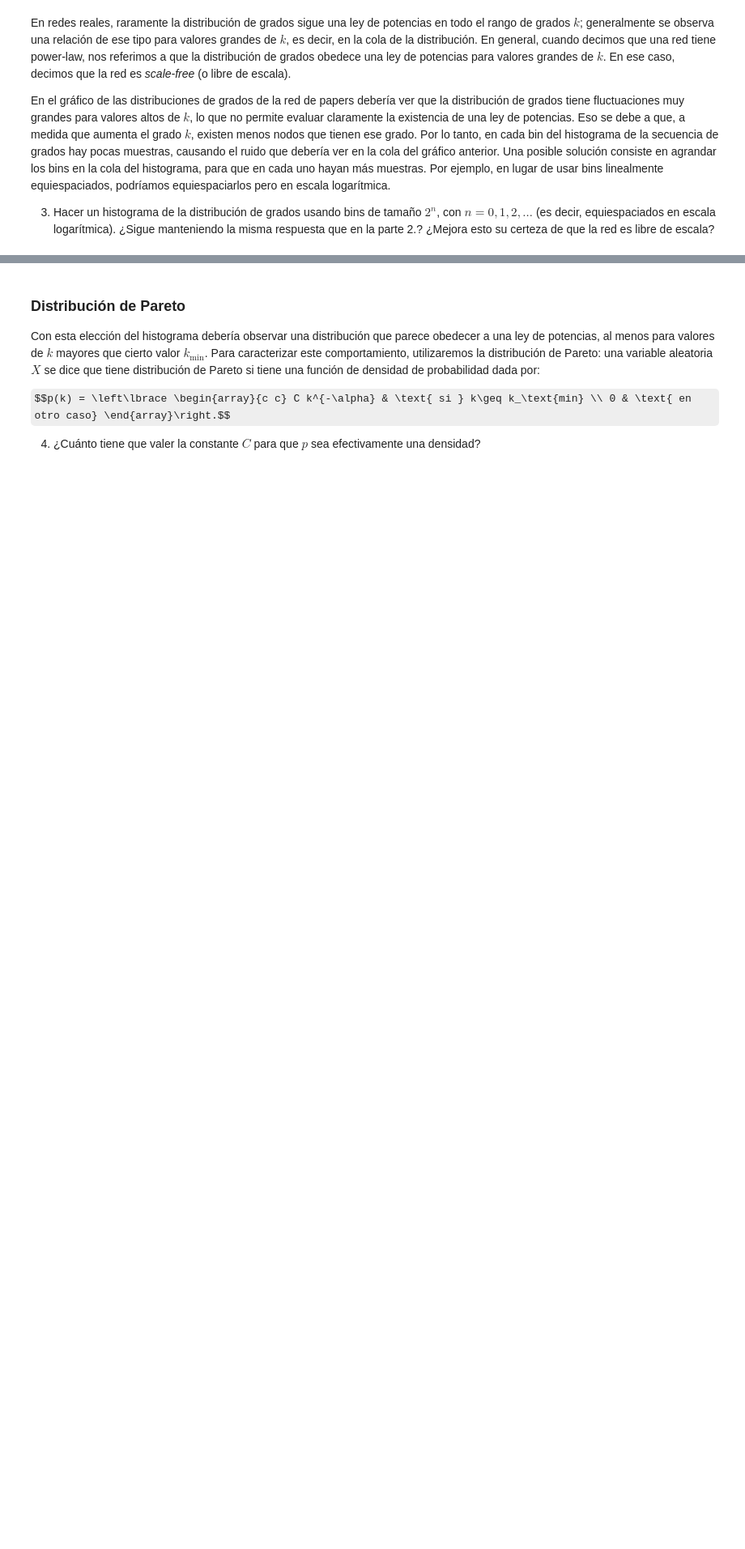
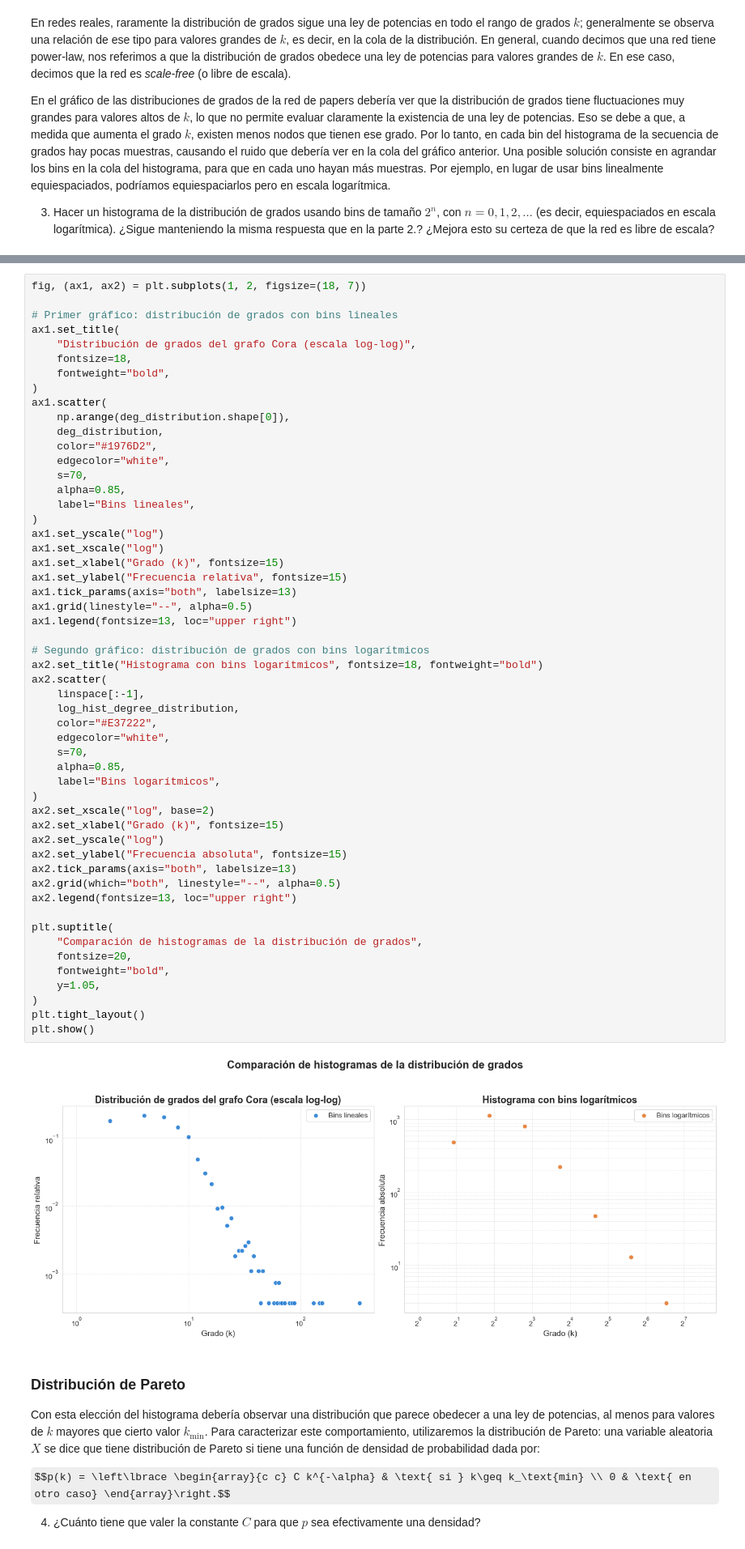
Before and after one commit to j-oflaherty/AA-grafos, a Jupyter notebook: lab2/Lab2_AAG2025.ipynb, the cells around one changed output, grey strips where cells are left out. Shown at 81% size. Saved outputs shown, nothing was run; the diff lists cells and outputs as text; some formulas as TeX source; blank space fills up the shorter version.

```diff
--- a/lab2/Lab2_AAG2025.ipynb
+++ b/lab2/Lab2_AAG2025.ipynb
@@ -231,3 +250,58 @@ plt.show()
+# %%
+fig, (ax1, ax2) = plt.subplots(1, 2, figsize=(18, 7))
+
+# Primer gráfico: distribución de grados con bins lineales
+ax1.set_title(
+    "Distribución de grados del grafo Cora (escala log-log)",
+    fontsize=18,
+    fontweight="bold",
+)
+ax1.scatter(
+    np.arange(deg_distribution.shape[0]),
+    deg_distribution,
+    color="#1976D2",
+    edgecolor="white",
+    s=70,
+    alpha=0.85,
+    label="Bins lineales",
+)
+ax1.set_yscale("log")
+ax1.set_xscale("log")
+ax1.set_xlabel("Grado (k)", fontsize=15)
+ax1.set_ylabel("Frecuencia relativa", fontsize=15)
+ax1.tick_params(axis="both", labelsize=13)
+ax1.grid(linestyle="--", alpha=0.5)
+ax1.legend(fontsize=13, loc="upper right")
+
+# Segundo gráfico: distribución de grados con bins logarítmicos
+ax2.set_title("Histograma con bins logarítmicos", fontsize=18, fontweight="bold")
+ax2.scatter(
+    linspace[:-1],
+    log_hist_degree_distribution,
+    color="#E37222",
+    edgecolor="white",
+    s=70,
+    alpha=0.85,
+    label="Bins logarítmicos",
+)
+ax2.set_xscale("log", base=2)
+ax2.set_xlabel("Grado (k)", fontsize=15)
+ax2.set_yscale("log")
+ax2.set_ylabel("Frecuencia absoluta", fontsize=15)
+ax2.tick_params(axis="both", labelsize=13)
+ax2.grid(which="both", linestyle="--", alpha=0.5)
+ax2.legend(fontsize=13, loc="upper right")
+
+plt.suptitle(
+    "Comparación de histogramas de la distribución de grados",
+    fontsize=20,
+    fontweight="bold",
+    y=1.05,
+)
+plt.tight_layout()
+plt.show()
+# %% [output]
+[figure, added]
 # %% [markdown]
 ### Distribución de Pareto
 Con esta elección del histograma debería observar una distribución que parece obedecer a una ley de potencias, al menos para valores de $k$ mayores que cierto valor $k_\text{min}$. Para caracterizar este comportamiento, utilizaremos la distribución de Pareto: una variable aleatoria $X$ se dice que tiene distribución de Pareto si tiene una función de densidad de probabilidad dada por:
```
Also changed, not shown: parts of 4 cells of this notebook, 3 other files.
